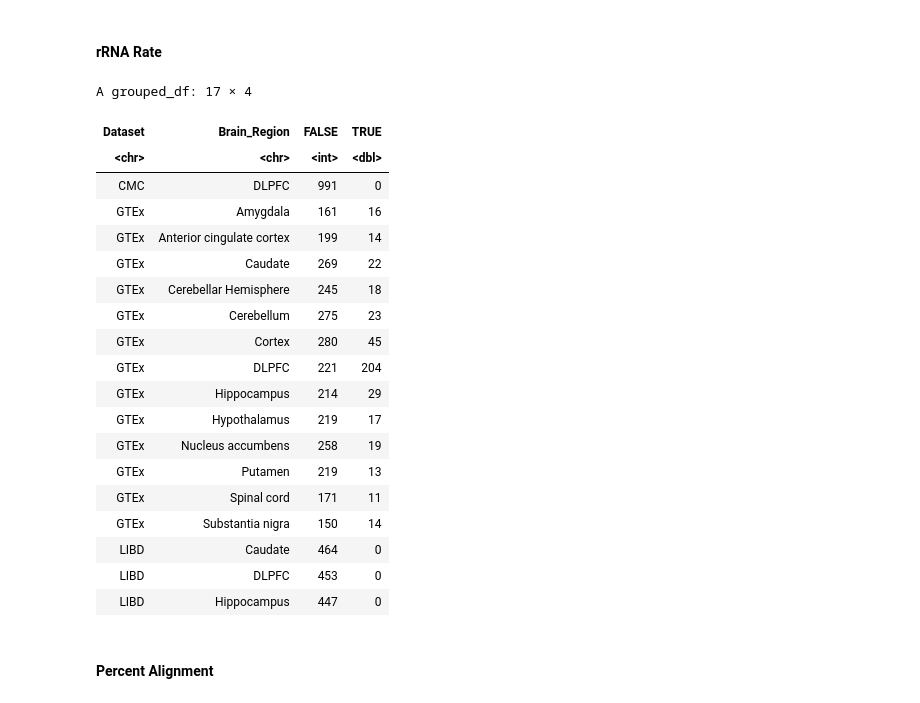
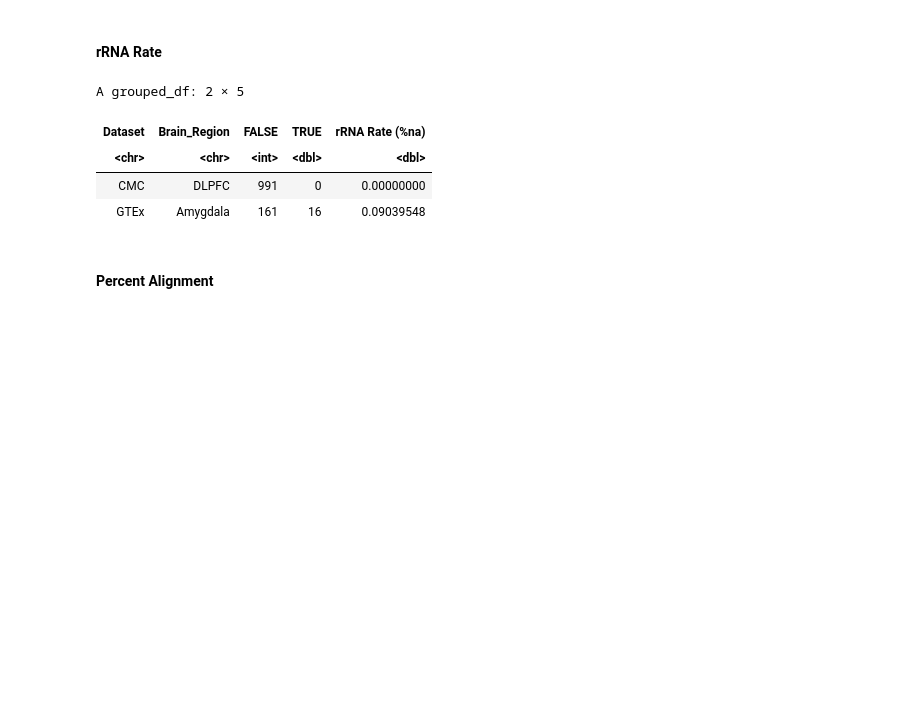
Before and after one commit to LieberInstitute/BrainSeqPhase3Caudate, a Jupyter notebook: quality_control/public_data_comparison/_h/main.ipynb, the cells around one changed output. Saved outputs shown, nothing was run; the diff lists cells and outputs as text; code cells hidden in the pictures; blank space fills up the shorter version.

```diff
--- a/quality_control/public_data_comparison/_h/main.ipynb
+++ b/quality_control/public_data_comparison/_h/main.ipynb
@@ -186,30 +172,16 @@ A grouped_df: 17 × 4
 # %% [markdown]
 #### rRNA Rate
 # %%
-df %>% group_by(Dataset, Brain_Region) %>% count(is.na(rRNA_Rate)) %>%
+rrna = df %>% group_by(Dataset, Brain_Region) %>% count(is.na(rRNA_Rate)) %>%
     pivot_wider(names_from=`is.na(rRNA_Rate)`, values_from="n") %>%
-    mutate("TRUE"=replace_na(`TRUE`,0))
+    mutate("TRUE"=replace_na(`TRUE`,0), `rRNA Rate (%na)`=`TRUE`/(`FALSE`+`TRUE`))
+rrna %>% head(2)
 # %% [output]
-A grouped_df: 17 × 4
+A grouped_df: 2 × 5
-| Dataset | Brain_Region | FALSE | TRUE |
-| <chr> | <chr> | <int> | <dbl> |
-| CMC | DLPFC | 991 | 0 |
-| GTEx | Amygdala | 161 | 16 |
-| GTEx | Anterior cingulate cortex | 199 | 14 |
-| GTEx | Caudate | 269 | 22 |
-| GTEx | Cerebellar Hemisphere | 245 | 18 |
-| GTEx | Cerebellum | 275 | 23 |
-| GTEx | Cortex | 280 | 45 |
-| GTEx | DLPFC | 221 | 204 |
-| GTEx | Hippocampus | 214 | 29 |
-| GTEx | Hypothalamus | 219 | 17 |
-| GTEx | Nucleus accumbens | 258 | 19 |
-| GTEx | Putamen | 219 | 13 |
-| GTEx | Spinal cord | 171 | 11 |
-| GTEx | Substantia nigra | 150 | 14 |
-| LIBD | Caudate | 464 | 0 |
-| LIBD | DLPFC | 453 | 0 |
-| LIBD | Hippocampus | 447 | 0 |
+| Dataset | Brain_Region | FALSE | TRUE | rRNA Rate (%na) |
+| <chr> | <chr> | <int> | <dbl> | <dbl> |
+| CMC | DLPFC | 991 | 0 | 0.00000000 |
+| GTEx | Amygdala | 161 | 16 | 0.09039548 |
 # %% [markdown]
 #### Percent Alignment
 # %%
```
Also changed, not shown: parts of 5 cells of this notebook.
